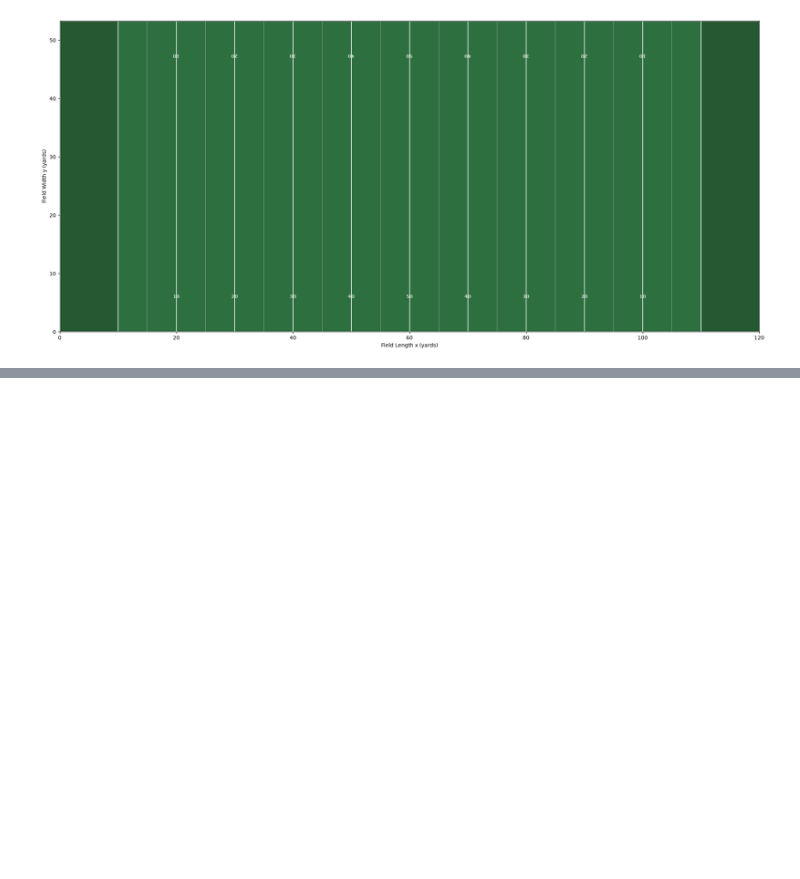
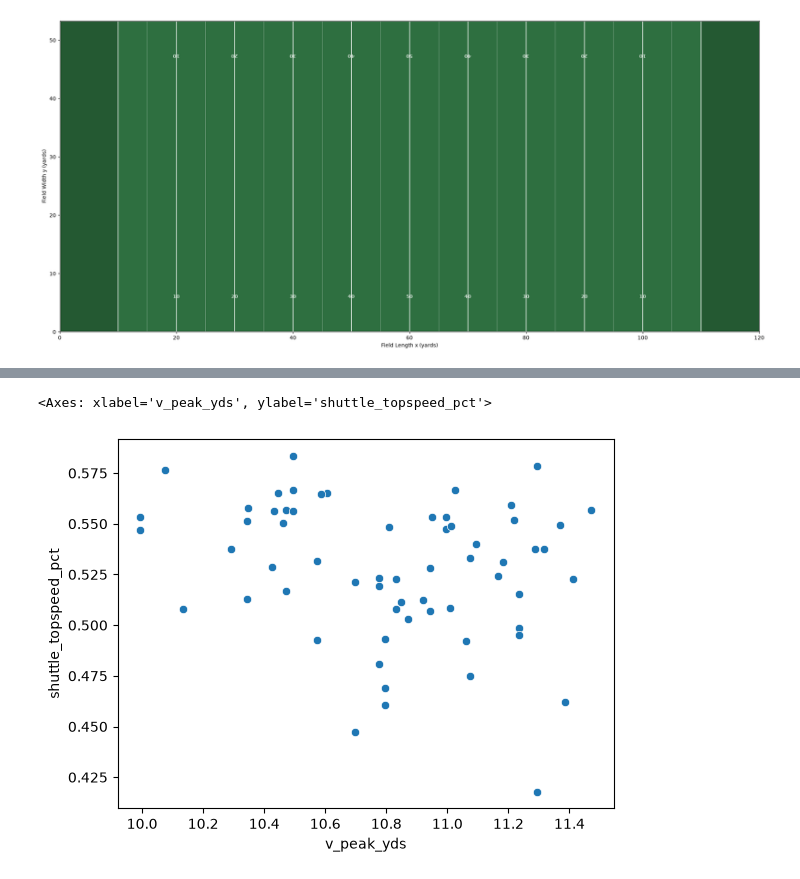
Before and after one commit to gatywilliam/numlds-400-final-project, a Jupyter notebook: src/local_eda_wgaty.ipynb, the cells around one changed output, grey strips where cells are left out. Saved outputs shown, nothing was run; the diff lists cells and outputs as text; code cells hidden in the pictures; blank space fills up the shorter version.

```diff
--- a/src/local_eda_wgaty.ipynb
+++ b/src/local_eda_wgaty.ipynb
@@ -155,0 +437,23 @@ memory usage: 3.0 KB
+# %%
+dec_summary = (
+    all_bouts[all_bouts["phase"] == "decel"]
+    .groupby(["nfl_id", "event_id", "attempt"], as_index=False)
+    .agg(
+        n_dec_bouts=("bout_id", "count"),
+        max_braking_mag=("a_peak_mag", "max"),
+        mean_braking_mag=("a_peak_mag", "mean"),
+        min_braking_dist_per_yds=("braking_dist_per_yds_lost", "min"),
+    )
+)
+
+acc_summary = (
+    all_bouts[all_bouts["phase"] == "accel"]
+    .groupby(["nfl_id", "event_id", "attempt"], as_index=False)
+    .agg(
+        n_acc_bouts=("bout_id", "count"),
+        max_accel_mean=("a_mean", "max"),
+        max_speed_in_bout=("v_peak", "max"),
+    )
+)
+
+attempt_metrics = pd.merge(dec_summary, acc_summary, on=["nfl_id", "event_id", "attempt"], how="outer")
@@ -155,0 +628,3 @@ memory usage: 3.0 KB
+# %%
+forty_df = extract_40yd_kinematics_robust(combine_df[combine_df["drill_name"] == "FORTY_YARD_DASH"])
+forty_df
@@ -155,0 +645,7 @@ memory usage: 3.0 KB
+# %%
+single_forty_df = forty_df.drop_duplicates(subset=["nfl_id"]).set_index("nfl_id")
+single_shuttle_df = attempt_metrics.drop_duplicates(subset=["nfl_id"]).set_index("nfl_id")
+# shuttle_forty_df = single_shuttle_df.join(single_forty_df, on="nfl_id", how="inner", suffixes=("_forty", "_shuttle"))
+shuttle_forty_df = attempt_metrics.join(single_forty_df, on="nfl_id", how="inner", suffixes=("_forty", "_shuttle"))
+with pd.option_context("display.max_columns", None):
+    display(shuttle_forty_df)
@@ -155,0 +666,7 @@ memory usage: 3.0 KB
+# %%
+shuttle_forty_df["shuttle_topspeed_pct"] = shuttle_forty_df["max_speed_in_bout"] / shuttle_forty_df["v_peak_yds"]
+# %%
+sns.scatterplot(data=shuttle_forty_df[shuttle_forty_df["nfl_id"] != 58424], x="v_peak_yds", y="shuttle_topspeed_pct")
+# %% [output]
+<Axes: xlabel='v_peak_yds', ylabel='shuttle_topspeed_pct'>
+[figure, added]
```
Also changed, not shown: parts of 31 cells of this notebook.
